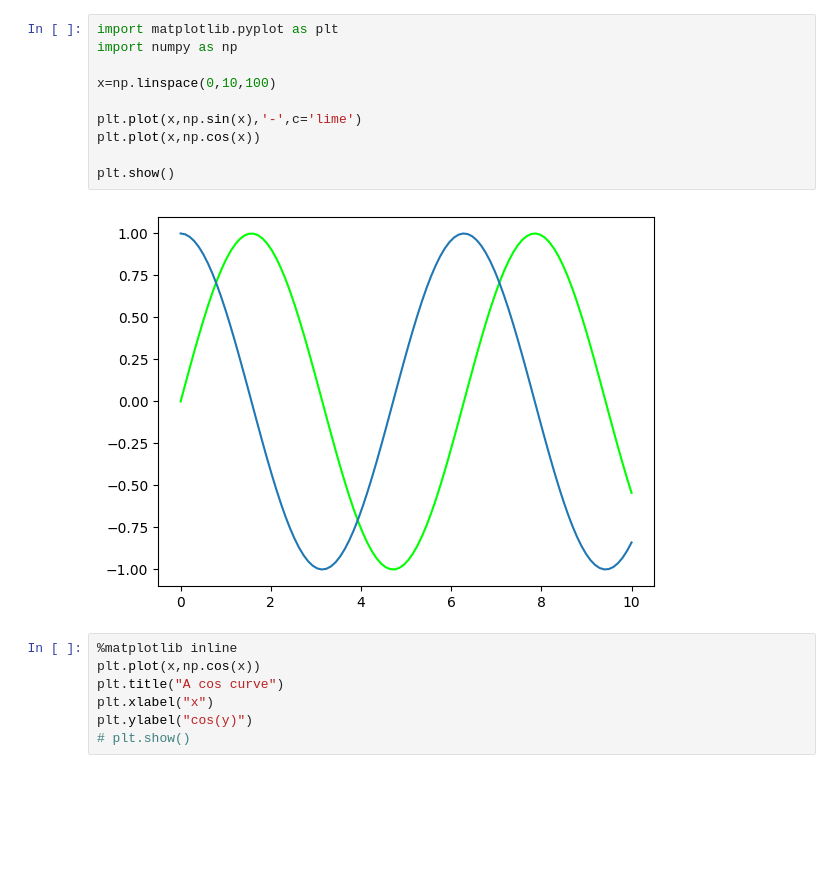
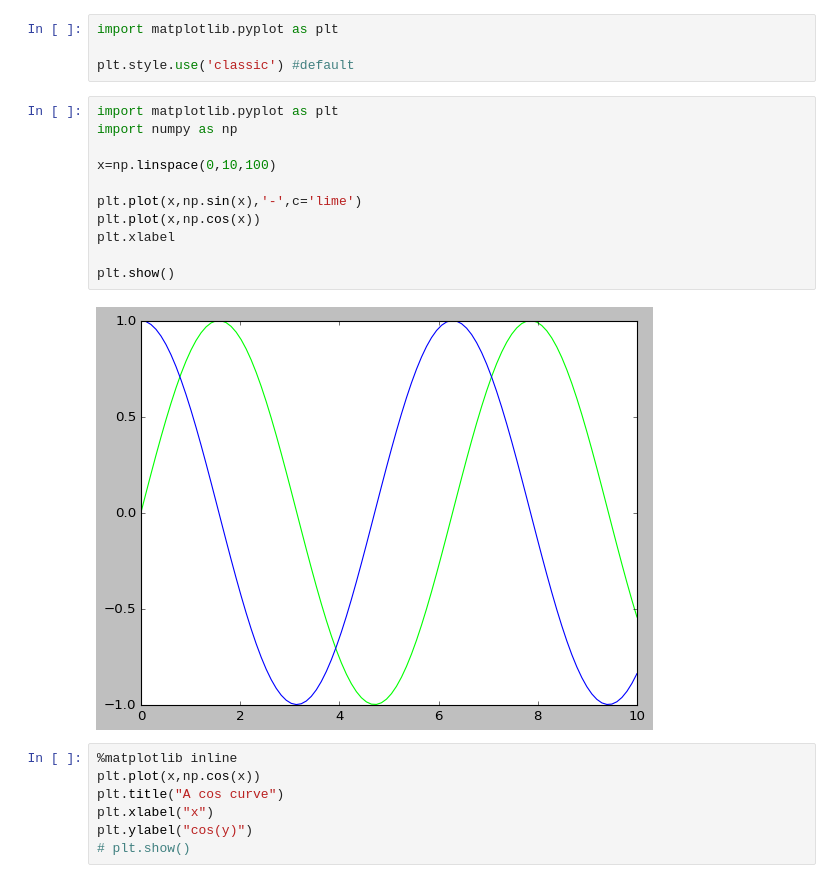
Before and after one commit to imsay3m/python-programming-and-basic-data-science, a Jupyter notebook: lecture-12/practice.ipynb, the cells around one changed output. Cells and saved outputs as stored; diff of their text form; blank space fills up the shorter version.

```diff
--- a/lecture-12/practice.ipynb
+++ b/lecture-12/practice.ipynb
@@ -1,15 +1,20 @@
+# %%
+import matplotlib.pyplot as plt
+
+plt.style.use('classic') #default
 # %%
 import matplotlib.pyplot as plt
 import numpy as np
 
 x=np.linspace(0,10,100)
 
 plt.plot(x,np.sin(x),'-',c='lime')
 plt.plot(x,np.cos(x))
+plt.xlabel
 
 plt.show()
 # %% [output]
-[figure, old version]
+[figure, new version]
 # %%
 %matplotlib inline
 plt.plot(x,np.cos(x))
```
Also changed, not shown: 10 other files.
